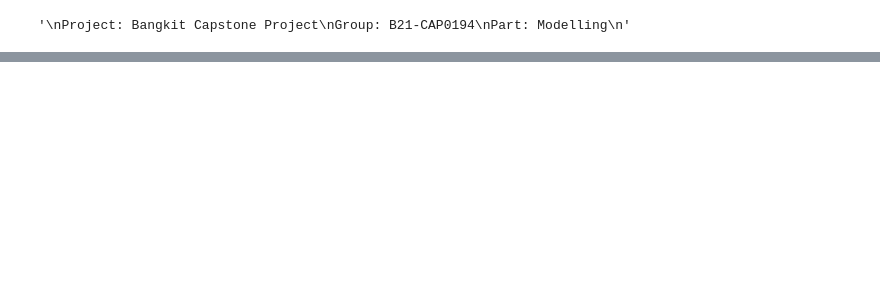
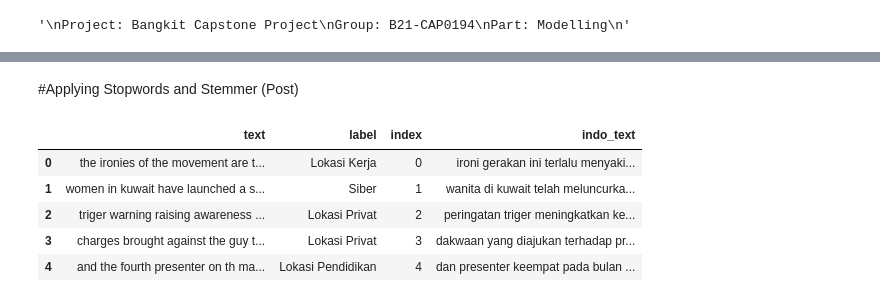
Before and after one commit to aulia-nrp/NLP-using-TensorFlow, a Jupyter notebook: Modelling_B21_CAP0194.ipynb, the cells around one changed output, grey strips where cells are left out. Saved outputs shown, nothing was run; the diff lists cells and outputs as text; code cells hidden in the pictures; blank space fills up the shorter version.

```diff
--- a/Modelling_B21_CAP0194.ipynb
+++ b/Modelling_B21_CAP0194.ipynb
@@ -232,0 +91,16 @@ X_train, X_test, y_train, y_test = train_test_split(tweet, label, test_size=0.2,
+# %% [markdown]
+#Applying Stopwords and Stemmer (Post)
+# %%
+#Import Translated Post Dataset
+url_post = 'https://drive.google.com/file/d/1dWQB76NUK2DsPSYvxPD2KJQ12bKM7hmA/view?usp=sharing'
+file_id_post = url_post.split('/')[-2]
+csv_url_post = 'https://drive.google.com/uc?id=' + file_id_post
+df_post = pd.read_csv(csv_url_post)
+df_post.head()
+# %% [output]
+|  | text | label | index | indo_text |
+| 0 | the ironies of the movement are t... | Lokasi Kerja | 0 | ironi gerakan ini terlalu menyaki... |
+| 1 | women in kuwait have launched a s... | Siber | 1 | wanita di kuwait telah meluncurka... |
+| 2 | triger warning raising awareness ... | Lokasi Privat | 2 | peringatan triger meningkatkan ke... |
+| 3 | charges brought against the guy t... | Lokasi Privat | 3 | dakwaan yang diajukan terhadap pr... |
+| 4 | and the fourth presenter on th ma... | Lokasi Pendidikan | 4 | dan presenter keempat pada bulan ... |
```
Also changed, not shown: parts of 104 cells of this notebook.
